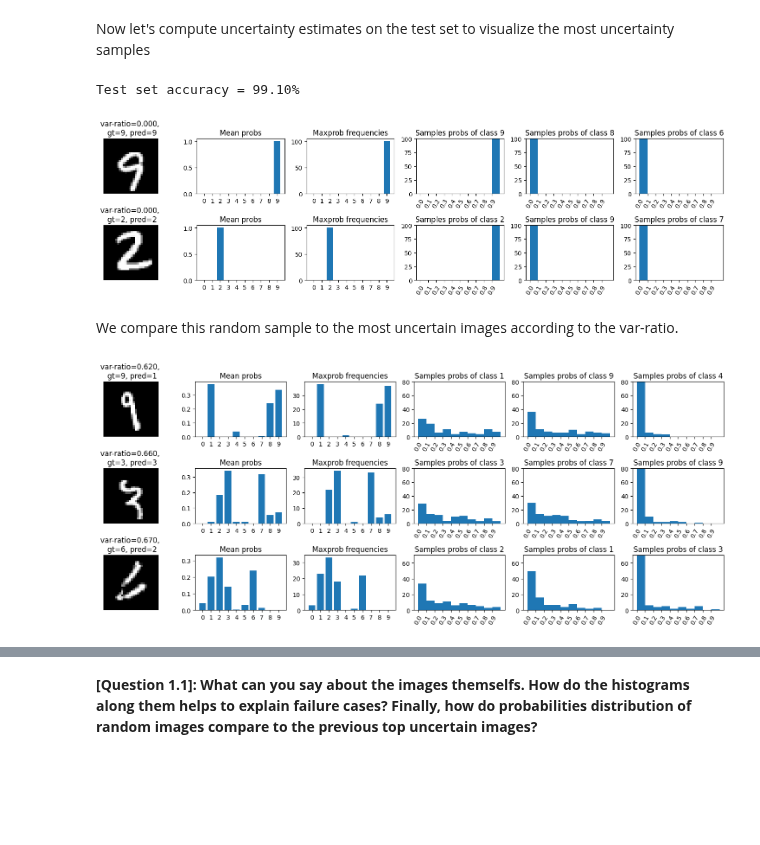
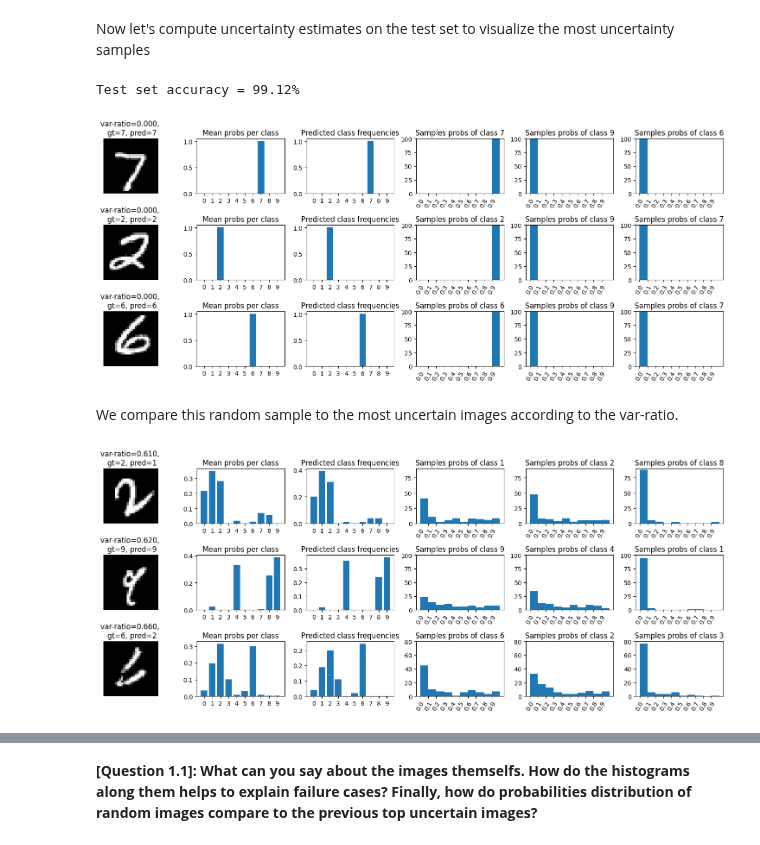
Before and after one commit to CharlesAttend/M2-DAC, a Jupyter notebook: RDFIA/TME/Section3/3_c_Uncertainty_Applications.ipynb, the cells around one changed output, grey strips where cells are left out. Cells and saved outputs as stored; diff of their text form; code cells hidden in the pictures; blank space fills up the shorter version.

```diff
--- a/RDFIA/TME/Section3/3_c_Uncertainty_Applications.ipynb
+++ b/RDFIA/TME/Section3/3_c_Uncertainty_Applications.ipynb
@@ -64,14 +67,14 @@ def plot_predicted_images(
 
         # Plot mean probabilities
         plt.subplot(5, 6, 1 + 6 * i + 1)
-        plt.title("Mean probs")
+        plt.title("Mean probs per class")
         plt.bar(range(10), mc_samples[idx].mean(0))
         plt.xticks(range(10))
 
         # Plot frequencies
         plt.subplot(5, 6, 1 + 6 * i + 2)
-        plt.title("Maxprob frequencies")
-        plt.bar(range(10), hists[idx])
+        plt.title("Predicted class frequencies")
+        plt.bar(range(10), hists[idx] / sum(hists[idx]))
         plt.xticks(range(10))
 
         # Plot probs frequency for specific class
@@ -191,7 +194,9 @@ if os.path.isfile("lenet_final.cpkt"):
     lenet.load_state_dict(torch.load("lenet_final.cpkt"))
 else:
     lenet.train()
-    optimizer = torch.optim.SGD(lenet.parameters(), lr=0.01, momentum=0.9, weight_decay=1e-4)
+    optimizer = torch.optim.SGD(
+        lenet.parameters(), lr=0.01, momentum=0.9, weight_decay=1e-4
+    )
     criterion = nn.CrossEntropyLoss()
     pbar = tqdm(range(20))
     for i in pbar:
@@ -205,8 +210,13 @@ else:
             correct += (output.argmax(-1) == labels).sum()
             loss.backward()
             optimizer.step()
-        pbar.set_postfix({"loss": f'{total_loss/ len(train_dataset):.2E}', "accuracy_train": f'{correct / len(train_dataset):.2%}'})
-    torch.save(lenet.state_dict(), 'lenet_final.cpkt')
+        pbar.set_postfix(
+            {
+                "loss": f"{total_loss/ len(train_dataset):.2E}",
+                "accuracy_train": f"{correct / len(train_dataset):.2%}",
+            }
+        )
+    torch.save(lenet.state_dict(), "lenet_final.cpkt")
 # %% [markdown]
 ### I.2 Investigating most uncertain samples
 
@@ -340,22 +350,22 @@ pred_var, labels, uncertainty_var, errors_var, hists, mc_samples = predict_test_
     lenet, test_loader, mode="var-ratios"
 )
 # %% [output]
-Test set accuracy = 99.10%
+Test set accuracy = 99.12%
 # %%
 # Plotting random images with their var-ratios value
-random_samples = np.random.choice(uncertainty_var.shape[0], 2, replace=False)
+sort = np.argsort(uncertainty_var)
 plot_predicted_images(
-    random_samples,
+    sort[:3],
     test_loader.dataset.data,
     pred_var,
     labels,
     uncertainty_var,
     hists,
     mc_samples,
-    savefig="figs/3c/var-ration_random_images.pdf",
+    savefig="figs/3c/var-ration_certain_images.pdf",
 )
 # %% [output]
-[figure, old version]
+[figure, new version]
 # %% [markdown]
 We compare this random sample to the most uncertain images according to the var-ratio.
 # %%
@@ -364,9 +374,8 @@ We compare this random sample to the most uncertain images according to the var-
 # ============ YOUR CODE HERE ============
 # Re-use the function 'plot_predicted_images' to visualize
 # results.
-sorted = np.argsort(uncertainty_var)
 plot_predicted_images(
-    sorted[-3:],
+    sort[-3:],
     test_loader.dataset.data,
     pred_var,
     labels,
@@ -376,4 +385,4 @@ plot_predicted_images(
     savefig="figs/3c/var-ratio_uncertain_images.pdf",
 )
 # %% [output]
-[figure, old version]
+[figure, new version]
```
Also changed, not shown: parts of 3 cells of this notebook, 2 other files.
